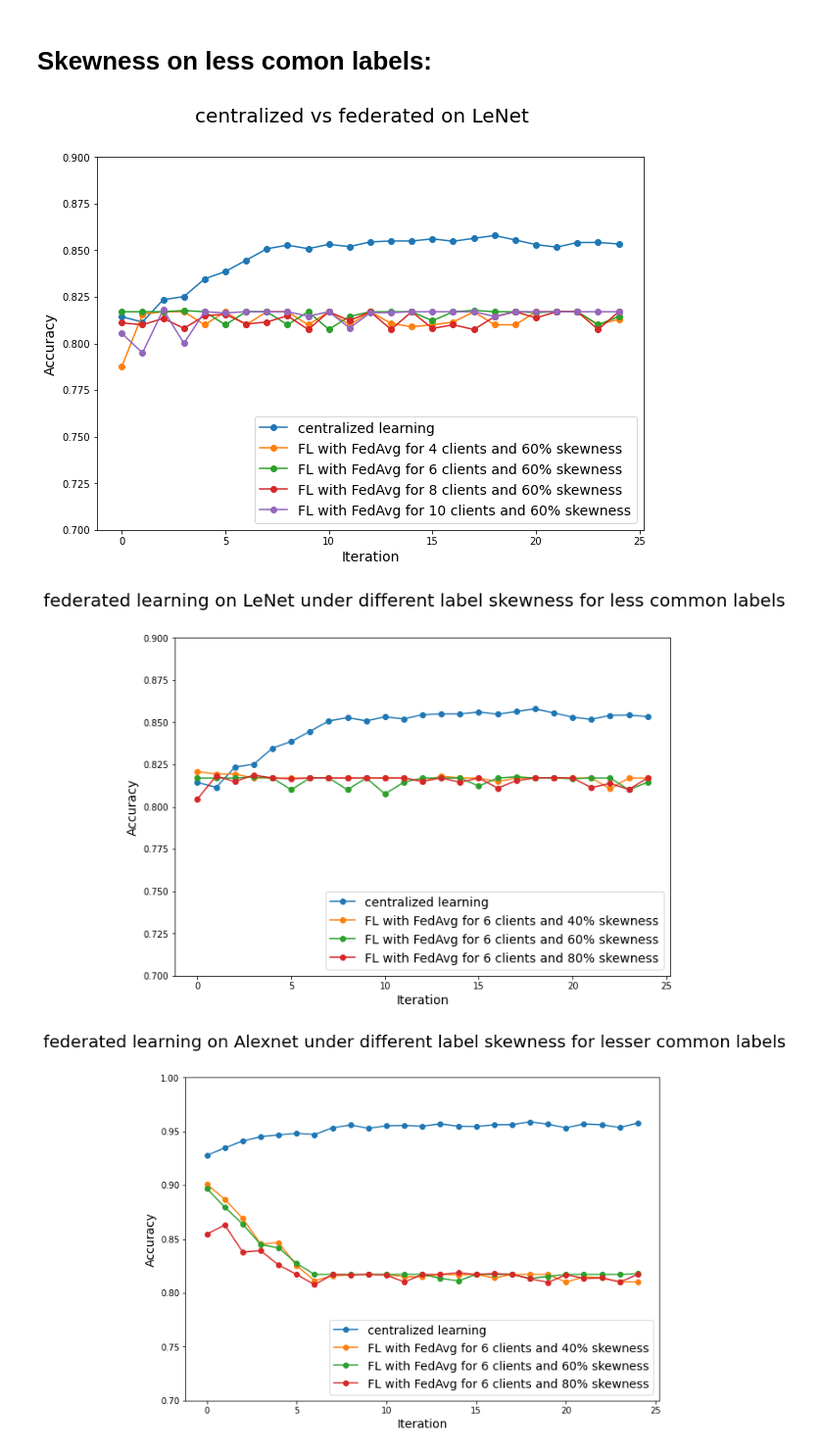
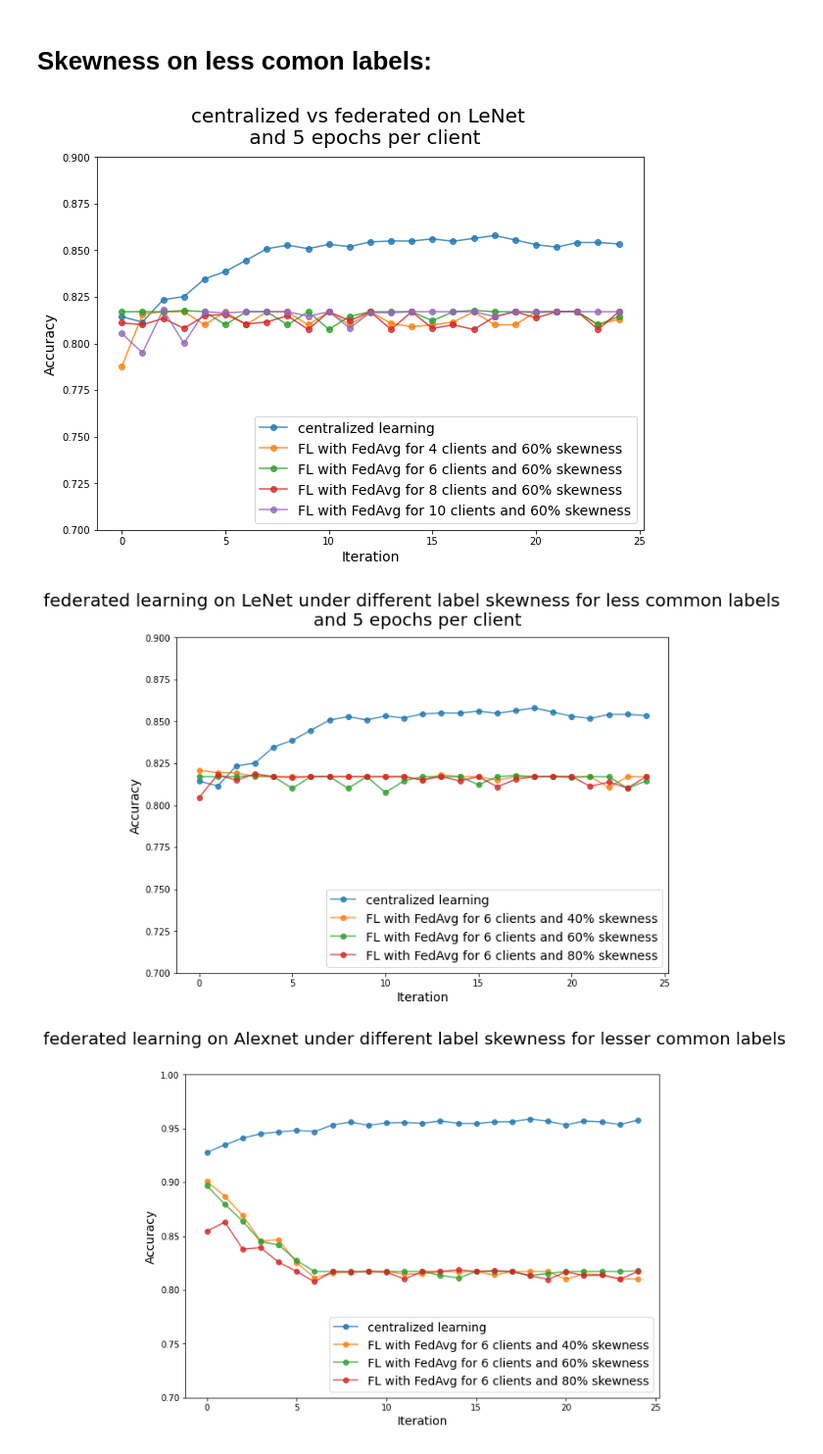
Before and after one commit to anandcu3/Federated-Learning-for-Remote-Sensing, a Jupyter notebook: some weird real plots notbook edition .ipynb, the cells around one changed output. Shown at 98% size. Saved outputs shown, nothing was run; the diff lists cells and outputs as text; code cells hidden in the pictures.

```diff
--- a/some weird real plots notbook edition .ipynb
+++ b/some weird real plots notbook edition .ipynb
@@ -19,7 +19,7 @@ def plot_acc_curves(acclist, title, botlim = .6, toplim = 1):
     plt.ylabel('Accuracy',fontsize=14)
     plt.ylim(bottom=botlim,top= toplim)
     for al in acclist:
-        plt.plot(eporange, acclist[al], 'o-', label=str(al))
+        plt.plot(eporange, acclist[al], 'o-', label=str(al), alpha=50)
 
 
     plt.legend(loc='lower right',fontsize=14)
@@ -30,5 +30,5 @@ acc_dic ={"centralized learning" : resdata1[1,:],
           "FL with FedAvg for 3 clients and 20% skewness": resdata2[1,:],
           "FL with FedAvg for 3 clients and 40% skewness": resdata3[1,:]}
 
-plot_acc_curves(acc_dic,'centralized vs federated on ResNet34')
+plot_acc_curves(acc_dic,'centralized vs federated on pretrained ResNet34 \n and 5 epochs per client')
 # %% [output]
@@ -112,21 +112,21 @@ bar_plot_acc(labels, cen, fl1, fl2)
 # %%
 acc_dic4 ={"centralized learning" : np.genfromtxt('centralised_acc&loss_for_lenet_with_1_clients_202.csv',delimiter=',')[1,:],
           "FL with FedAvg for 4 clients and 60% skewness": np.genfromtxt('FedAvg_acc&loss_for_lenet_with_4_clients_602.csv',delimiter=',')[1,:],
           "FL with FedAvg for 6 clients and 60% skewness": np.genfromtxt('FedAvg_acc&loss_for_lenet_with_6_clients_602.csv',delimiter=',')[1,:],
         "FL with FedAvg for 8 clients and 60% skewness": np.genfromtxt('FedAvg_acc&loss_for_lenet_with_8_clients_602.csv',delimiter=',')[1,:],
         "FL with FedAvg for 10 clients and 60% skewness": np.genfromtxt('FedAvg_acc&loss_for_lenet_with_10_clients_602.csv',delimiter=',')[1,:]}
 
-plot_acc_curves(acc_dic4,'centralized vs federated on LeNet',.7,.9)
+plot_acc_curves(acc_dic4,'centralized vs federated on LeNet \n and 5 epochs per client',.7,.9)
 # %% [output]
-[figure, old version]
+[figure, new version]
 # %%
 acc_dic5 ={"centralized learning" : np.genfromtxt('centralised_acc&loss_for_lenet_with_1_clients_202.csv',delimiter=',')[1,:],
           "FL with FedAvg for 6 clients and 40% skewness": np.genfromtxt('FedAvg_acc&loss_for_lenet_with_6_clients_402.csv',delimiter=',')[1,:],
           "FL with FedAvg for 6 clients and 60% skewness": np.genfromtxt('FedAvg_acc&loss_for_lenet_with_6_clients_602.csv',delimiter=',')[1,:],
         "FL with FedAvg for 6 clients and 80% skewness": np.genfromtxt('FedAvg_acc&loss_for_lenet_with_6_clients_802.csv',delimiter=',')[1,:]}
-plot_acc_curves(acc_dic5,'federated learning on LeNet under different label skewness for less common labels',.7,.9)
+plot_acc_curves(acc_dic5,'federated learning on LeNet under different label skewness for less common labels \n and 5 epochs per client',.7,.9)
 # %% [output]
-[figure, old version]
+[figure, new version]
 # %%
 acc_dic5 ={"centralized learning" : np.genfromtxt('centralised_acc&loss_for_alexnet_with_1_clients_202.csv',delimiter=',')[1,:],
           "FL with FedAvg for 6 clients and 40% skewness": np.genfromtxt('FedAvg_acc&loss_for_alexnet_with_6_clients_402.csv',delimiter=',')[1,:],
```
Also changed, not shown: parts of 7 cells of this notebook, 2 other files.
